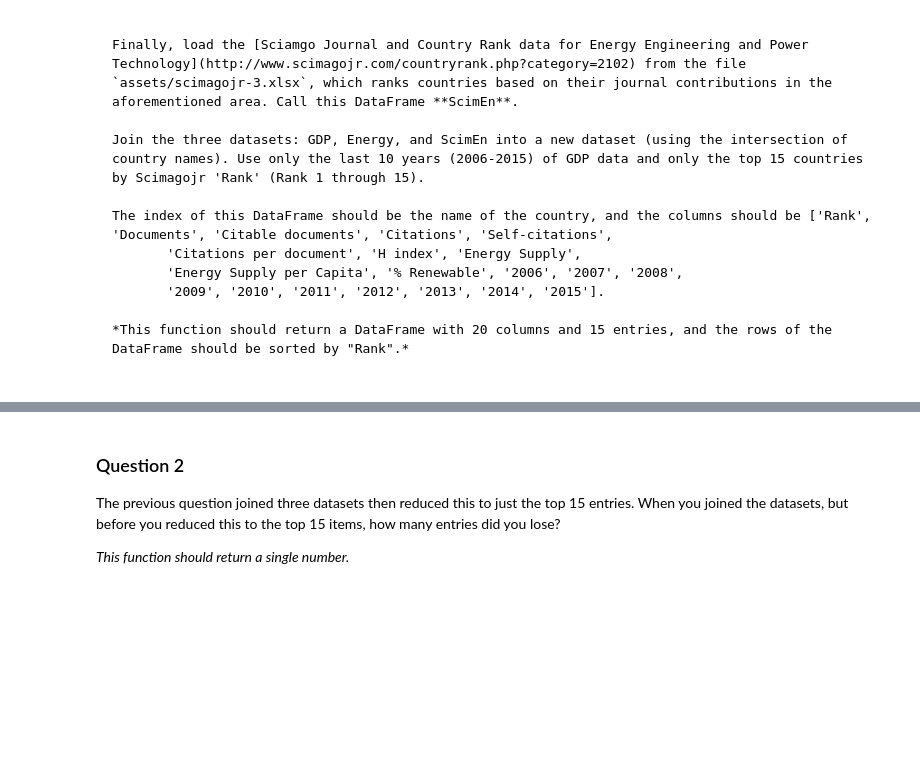
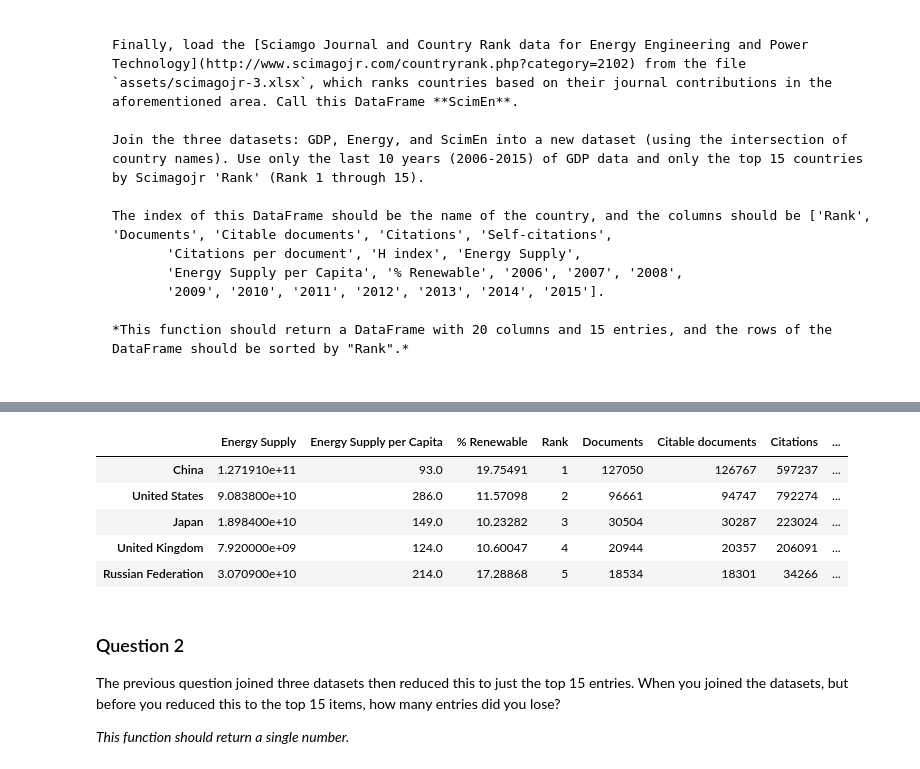
Before and after one commit to mneucollins/anaconda_learn, a Jupyter notebook: Coursera/Introduction to Data Science in Python/assignments/assignment3/assignment3.ipynb, the cells around one changed output, grey strips where cells are left out. Drawn from its saved outputs; the diff is of its cells as text; code cells hidden in the pictures; blank space fills up the shorter version.

```diff
--- a/Coursera/Introduction to Data Science in Python/assignments/assignment3/assignment3.ipynb
+++ b/Coursera/Introduction to Data Science in Python/assignments/assignment3/assignment3.ipynb
@@ -61,0 +50,76 @@ def answer_one():
+# %%
+import pandas as pd
+import numpy as np
+
+def Energy_DF():
+    Energy = (pd.read_excel('assets/EnergyIndicators.xls', skiprows=17, skipfooter=10)
+                .drop(['Unnamed: 0','Unnamed: 1'], axis=1)
+                .replace('...',np.NaN))
+    Energy.columns = ['Country', 'Energy Supply', 'Energy Supply per Capita', '% Renewable']
+
+    Energy['Energy Supply'] = 1000000*Energy['Energy Supply']
+
+    # cleaning up country names before replacing I think makes sense
+    Energy['Country']= Energy['Country'].str.replace(r"\(.*\)", "").str.strip()
+    Energy['Country']= Energy['Country'].str.replace(r"\d+$", "").str.strip()
+
+    Energy.replace(to_replace=[ "Republic of Korea",
+                                "United States of America",
+                                "United Kingdom of Great Britain and Northern Ireland",
+                                "China, Hong Kong Special Administrative Region"]
+                   ,value=["South Korea",
+                            "United States",
+                            "United Kingdom",
+                            "Hong Kong"]
+                   ,inplace=True)
+
+    Energy.set_index('Country', inplace=True)
+    return Energy
+
+def GDP_DF():
+    GDP = pd.read_csv("assets/world_bank.csv",skiprows=4)
+    GDP["Country Name"].replace(to_replace = ["Korea, Rep.",
+                                              "Iran, Islamic Rep.",
+                                              "Hong Kong SAR, China"]
+                                ,value=["South Korea",
+                                    "Iran",
+                                    "Hong Kong" ]
+                                ,inplace = True)
+
+    # Use only the last 10 years (2006-2015) of GDP data
+    cols_to_keep=['Country Name', '2006','2007', '2008', '2009', '2010', '2011','2012', '2013', '2014', '2015']
+    GDP = GDP[cols_to_keep]
+    GDP.set_index('Country Name', inplace=True)
+    return GDP
+
+def ScimEn_DF():
+    ScimEn = pd.read_excel('assets/scimagojr-3.ods')
+
+    # Use only the  the top 15 countries by Scimagojr 'Rank' (Rank 1 through 15).
+    ScimEn = ScimEn[ScimEn['Rank']<16]
+    ScimEn.set_index('Country', inplace=True)
+    return ScimEn
+
+    df = (Energy.merge(ScimEn,how='inner', left_index=True, right_index=True)
+                .merge(GDP, how='inner', left_index=True, right_index=True)
+                .sort_values('Rank', axis=0))
+
+# test
+Energy = Energy_DF()
+ScimEn = ScimEn_DF()
+GDP = GDP_DF()
+df_inner = (Energy.merge(ScimEn,how='inner', left_index=True, right_index=True)
+                  .merge(GDP, how='inner', left_index=True, right_index=True)
+                  .sort_values('Rank', axis=0))
+df_inner.shape
+inner_rows = df_inner.shape[0]
+print(inner_rows)
+
+df_outer = (Energy.merge(ScimEn,how='outer', left_index=True, right_index=True)
+                  .merge(GDP, how='outer', left_index=True, right_index=True)
+                  .sort_values('Rank', axis=0))
+outer_rows = df_outer.shape[0]
+print(GDP)
+print(outer_rows)
+df_inner.head()
+# %% [output]
@@ -61,0 +143,6 @@ def answer_one():
+|  | Energy Supply | Energy Supply per Capita | % Renewable | Rank | Documents | Citable documents | Citations | ... |
+| China | 1.271910e+11 | 93.0 | 19.75491 | 1 | 127050 | 126767 | 597237 | ... |
+| United States | 9.083800e+10 | 286.0 | 11.57098 | 2 | 96661 | 94747 | 792274 | ... |
+| Japan | 1.898400e+10 | 149.0 | 10.23282 | 3 | 30504 | 30287 | 223024 | ... |
+| United Kingdom | 7.920000e+09 | 124.0 | 10.60047 | 4 | 20944 | 20357 | 206091 | ... |
+| Russian Federation | 3.070900e+10 | 214.0 | 17.28868 | 5 | 18534 | 18301 | 34266 | ... |
```
Also changed, not shown: parts of 11 cells of this notebook, 7 other files.
